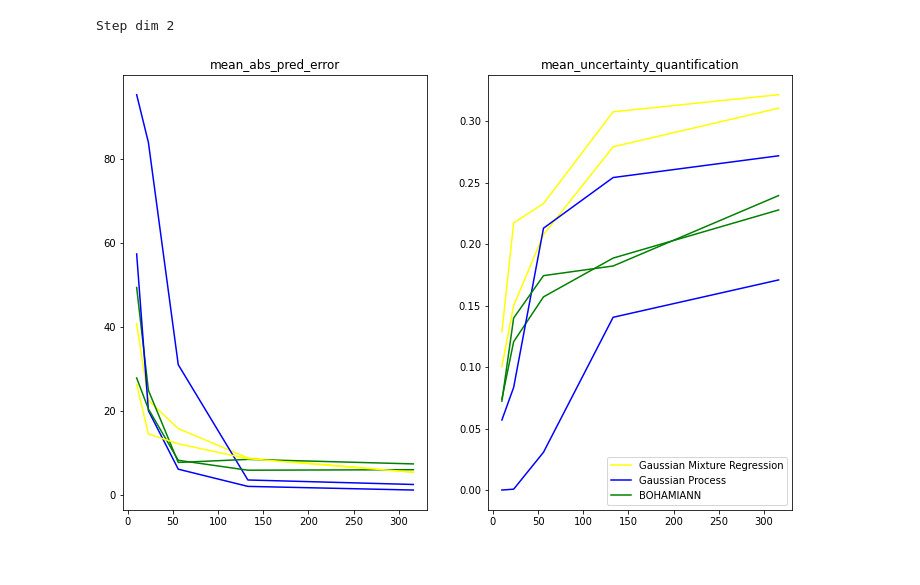
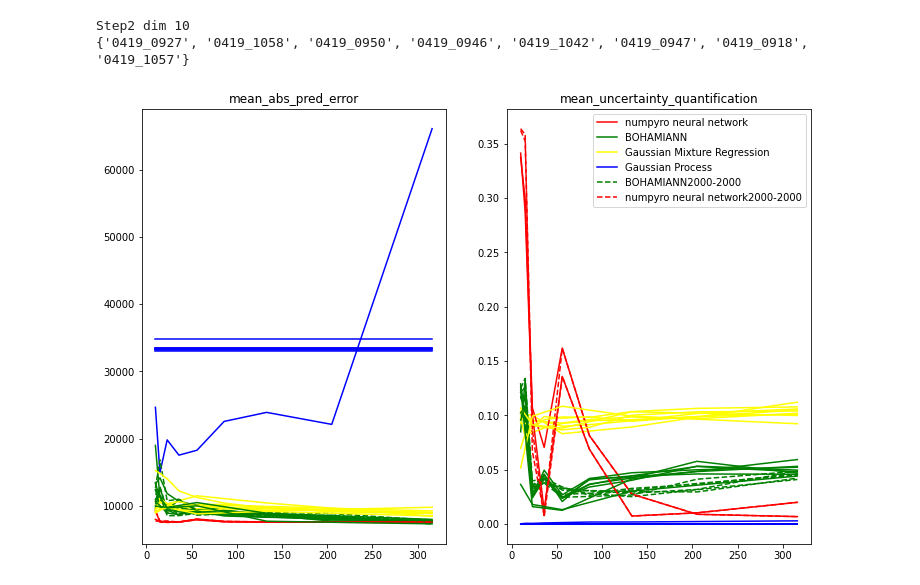
Before and after one commit to SimonKruse0/master-thesis, a Jupyter notebook: regression_validation_analysis.ipynb, the cells around one changed output. Cells and saved outputs as stored; diff of their text form; code cells hidden in the pictures.

```diff
--- a/regression_validation_analysis.ipynb
+++ b/regression_validation_analysis.ipynb
@@ -32,5 +144,5 @@ def get_data(target_name):
 # %%
-def color(name):
+def colorA(name):
     if "Mixture" in name:
         return "yellow"
     if "Gaussian" in name:
@@ -41,19 +153,27 @@ def color(name):
         return "green"
     return "black"
 
-def analysis_regression_performance(problem=  "Rosenbrock_dim_10"):
-    data_list,name_list, problem_name = get_data(problem)
+def lsA(name):
+    if "-" in name:
+        return "--"
+    else:
+        return "-"
+
+def analysis_regression_performance(problem=  "Rosenbrock_dim_10", use_exact_name= False, print_file_paths=True):
+    data_list,name_list, problem_name, file_path_list = get_data(problem, use_exact_name=use_exact_name)
     fig, ax = plt.subplots(1,2, figsize=(12, 8))
     for data, name in zip(data_list,name_list):
-        ax[0].plot(data["n_train_points_list"], data["mean_abs_pred_error"], color =color(name) , label=name)
+        ax[0].plot(data["n_train_points_list"], data["mean_abs_pred_error"], color =colorA(name), ls=lsA(name), label=name)
     #fig, ax = plt.subplots()
     for data, name in zip(data_list,name_list):
-        ax[1].plot(data["n_train_points_list"], data["mean_uncertainty_quantification"],color =color(name) , label=name)
+        ax[1].plot(data["n_train_points_list"], data["mean_uncertainty_quantification"],color =colorA(name), ls=lsA(name) , label=name)
     #ax[1].legend()
 
     ax[0].set_title("mean_abs_pred_error")
     ax[1].set_title("mean_uncertainty_quantification")
     print(problem_name)
+    if print_file_paths:
+        print(file_path_list)
     handles, labels = plt.gca().get_legend_handles_labels()
     by_label = dict(zip(labels, handles))
     plt.legend(by_label.values(), by_label.keys())
@@ -85,6 +209,8 @@ Hartmann6 dim 6
 # %%
 #Whitley #Ackley01, #Cola, #Corana, #Hartmann6 #Hartmann3
-analysis_regression_performance("Step_dim_2")
+analysis_regression_performance("Step2_dim_10", use_exact_name=True)
+plt.show()
 # %% [output]
-Step dim 2
+Step2 dim 10
+{'0419_0927', '0419_1058', '0419_0950', '0419_0946', '0419_1042', '0419_0947', '0419_0918', '0419_1057'}
-[figure, old version]
+[figure, new version]
```
Also changed, not shown: parts of 10 cells of this notebook, 2 other files.
